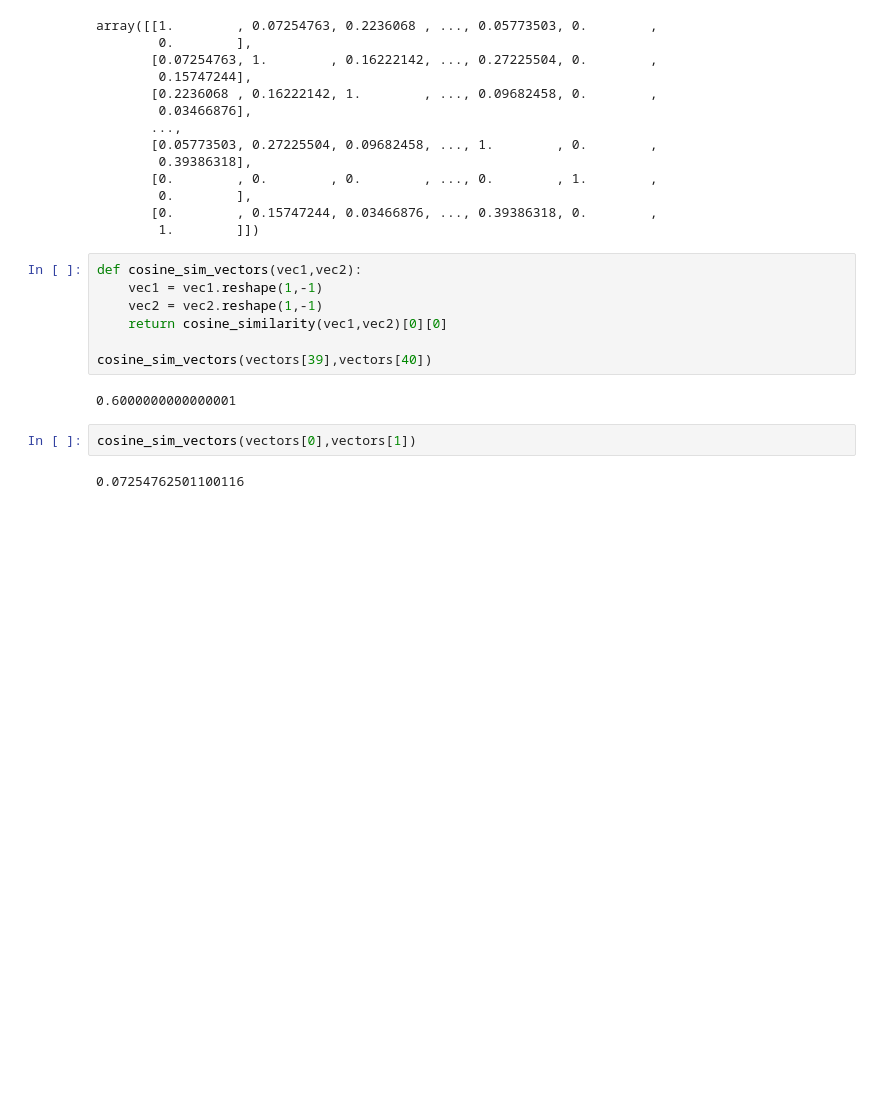
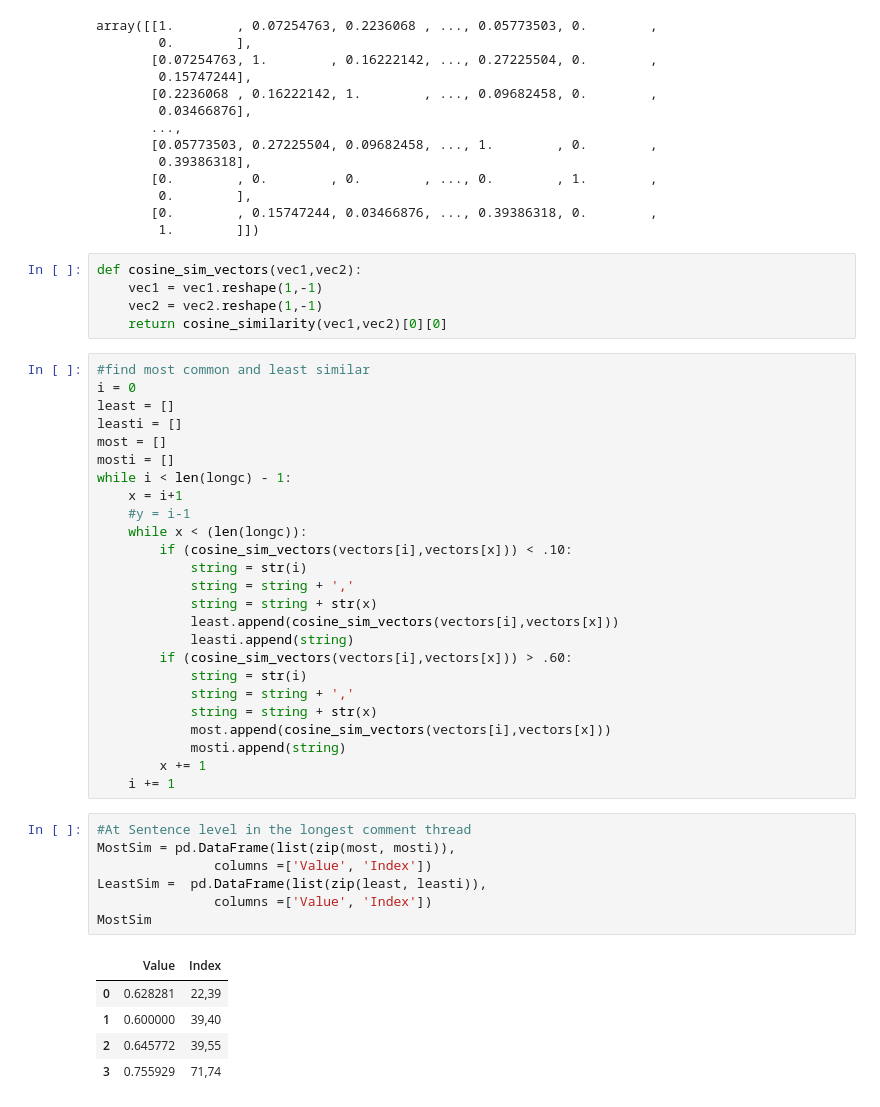
Before and after one commit to jnlozano/Protolab-NLP, a Jupyter notebook: TF-IDF.ipynb, the cells around one changed output. Drawn from its saved outputs; the diff is of its cells as text; blank space fills up the shorter version.

```diff
--- a/TF-IDF.ipynb
+++ b/TF-IDF.ipynb
@@ -274,11 +274,41 @@ def cosine_sim_vectors(vec1,vec2):
     vec1 = vec1.reshape(1,-1)
     vec2 = vec2.reshape(1,-1)
     return cosine_similarity(vec1,vec2)[0][0]
-
-cosine_sim_vectors(vectors[39],vectors[40])
-# %% [output]
-0.6000000000000001
-# %%
-cosine_sim_vectors(vectors[0],vectors[1])
-# %% [output]
-0.07254762501100116
+# %%
+#find most common and least similar
+i = 0
+least = []
+leasti = []
+most = []
+mosti = []
+while i < len(longc) - 1:
+    x = i+1
+    #y = i-1
+    while x < (len(longc)):
+        if (cosine_sim_vectors(vectors[i],vectors[x])) < .10:
+            string = str(i)
+            string = string + ','
+            string = string + str(x)
+            least.append(cosine_sim_vectors(vectors[i],vectors[x]))
+            leasti.append(string)
+        if (cosine_sim_vectors(vectors[i],vectors[x])) > .60:
+            string = str(i)
+            string = string + ','
+            string = string + str(x)
+            most.append(cosine_sim_vectors(vectors[i],vectors[x]))
+            mosti.append(string)
+        x += 1
+    i += 1
+# %%
+#At Sentence level in the longest comment thread
+MostSim = pd.DataFrame(list(zip(most, mosti)),
+               columns =['Value', 'Index'])
+LeastSim =  pd.DataFrame(list(zip(least, leasti)),
+               columns =['Value', 'Index'])
+MostSim
+# %% [output]
+|  | Value | Index |
+| 0 | 0.628281 | 22,39 |
+| 1 | 0.600000 | 39,40 |
+| 2 | 0.645772 | 39,55 |
+| 3 | 0.755929 | 71,74 |
```
Also changed, not shown: parts of 7 cells of this notebook, 1 other file.
